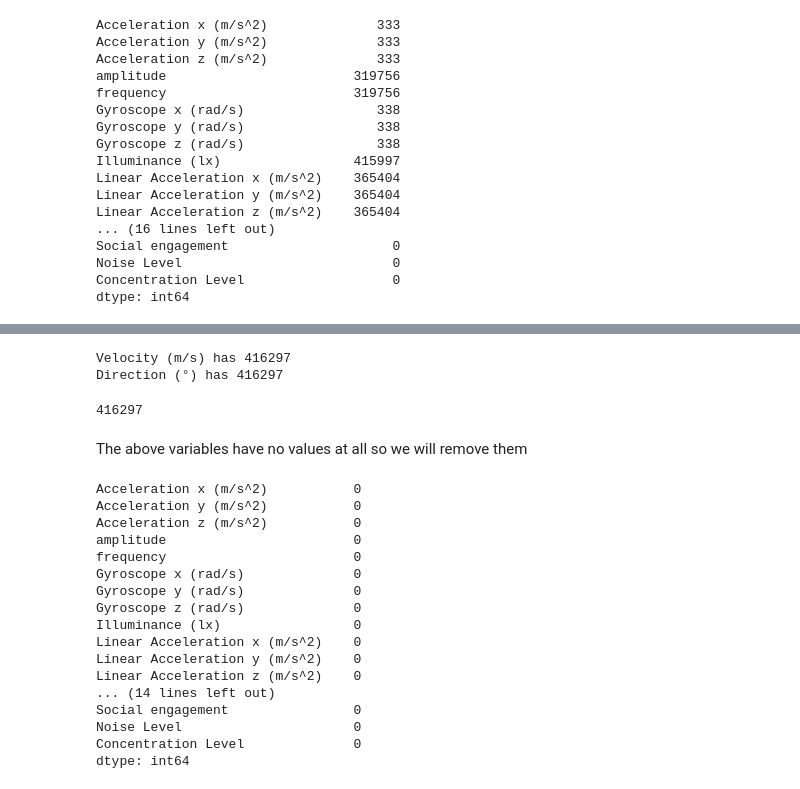
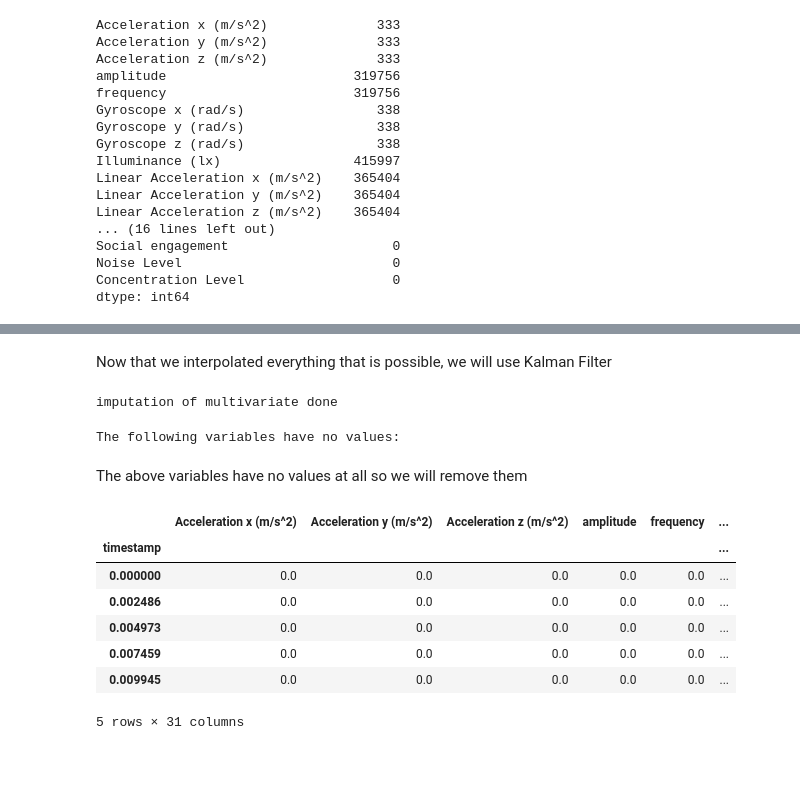
Before and after one commit to sebasaguerre/ML_for_Sensor_data, a Jupyter notebook: data_preparation_full.ipynb, the cells around one changed output, grey strips where cells are left out. Saved outputs shown, nothing was run; the diff lists cells and outputs as text; code cells hidden in the pictures; blank space fills up the shorter version.

```diff
--- a/data_preparation_full.ipynb
+++ b/data_preparation_full.ipynb
@@ -411,22 +437,29 @@ dtype: int64
+# %% [markdown]
+Now that we interpolated everything that is possible, we will use Kalman Filter
+# %%
+final_data = multivariate_kalman_filter(final_data)
+# %% [output]
+imputation of multivariate done
 # %%
 remove_cols = []
+n_data = len(final_data)
 
 # check for missing values in final data set
-for col in joined_data_interpol.columns:
-    nans = joined_data_interpol[col].isna().sum()
+for col in final_data.columns:
+    nans = final_data[col].isna().sum()
     if nans:
         print(f"{col} has {nans}")
-        remove_cols.append(col)
+        if nans == n_data:
+            remove_cols.append(col)
+
+print("\nThe following variables have no values:")
+for var in remove_cols:
+    print(var)
 # %% [output]
-Velocity (m/s) has 416297
-Direction (°) has 416297
+The following variables have no values:
-# %%
-len(joined_data_interpol)
-# %% [output]
-416297
 # %% [markdown]
 The above variables have no values at all so we will remove them
 # %%
 # drop empty variables
-joined_data_interpol.drop(columns=remove_cols, inplace=True)
+final_data.drop(columns=remove_cols, inplace=True)
 # %%
@@ -434,20 +467,11 @@ joined_data_interpol.to_csv("final_data_interpol.csv")
-# %%
-joined_data.isna().sum()
-# %% [output]
-Acceleration x (m/s^2)           0
-Acceleration y (m/s^2)           0
-Acceleration z (m/s^2)           0
-amplitude                        0
-frequency                        0
-Gyroscope x (rad/s)              0
-Gyroscope y (rad/s)              0
-Gyroscope z (rad/s)              0
-Illuminance (lx)                 0
-Linear Acceleration x (m/s^2)    0
-Linear Acceleration y (m/s^2)    0
-Linear Acceleration z (m/s^2)    0
-... (14 lines left out)
-Social engagement                0
-Noise Level                      0
-Concentration Level              0
-dtype: int64
+# %%
+final_data.head()
+# %% [output]
+|  | Acceleration x (m/s^2) | Acceleration y (m/s^2) | Acceleration z (m/s^2) | amplitude | frequency | ... |
+| timestamp |  |  |  |  |  | ... |
+| 0.000000 | 0.0 | 0.0 | 0.0 | 0.0 | 0.0 | ... |
+| 0.002486 | 0.0 | 0.0 | 0.0 | 0.0 | 0.0 | ... |
+| 0.004973 | 0.0 | 0.0 | 0.0 | 0.0 | 0.0 | ... |
+| 0.007459 | 0.0 | 0.0 | 0.0 | 0.0 | 0.0 | ... |
+| 0.009945 | 0.0 | 0.0 | 0.0 | 0.0 | 0.0 | ... |
+5 rows × 31 columns
```
Also changed, not shown: parts of 13 cells of this notebook, 3 other files.
